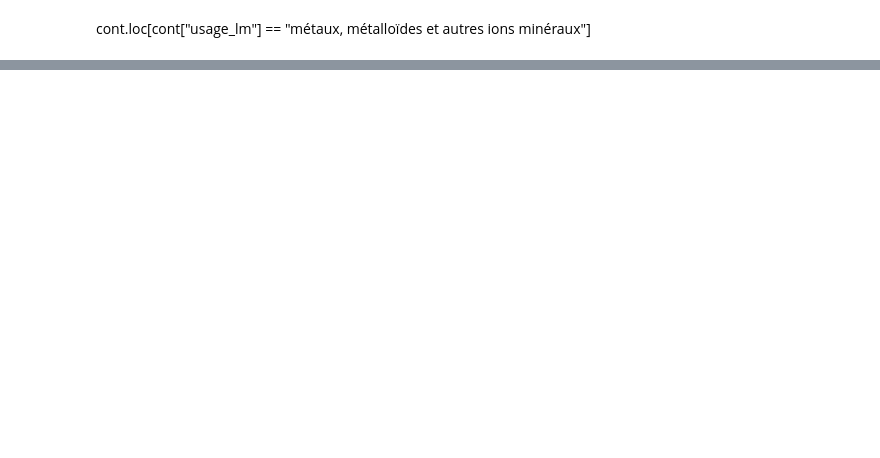
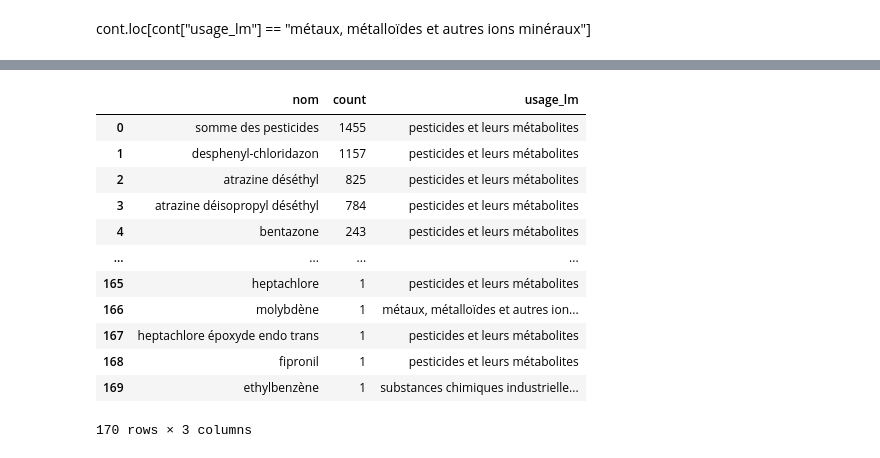
Before and after one commit to Pollybs/groundwater_pollution_france, a Jupyter notebook: data-analysis.ipynb, the cells around one changed output, grey strips where cells are left out. Saved outputs shown, nothing was run; the diff lists cells and outputs as text; code cells hidden in the pictures; blank space fills up the shorter version.

```diff
--- a/data-analysis.ipynb
+++ b/data-analysis.ipynb
@@ -95,0 +286,36 @@ cont.loc[cont["usage_lm"] == "métaux, métalloïdes et autres ions minéraux"]
+# %%
+# Flatten the data to create a list of all parameters
+all_params = result.filter(like='param_').values.flatten()
+# Remove None and NaN from the list to ensure clean data for counting
+all_params = all_params[pd.notna(all_params)]
+
+# Print some of the flattened data to verify
+print("Sample of flattened data:", all_params[:10])
+
+# Count occurrences of each unique parameter
+param_counts = pd.Series(all_params).value_counts().reset_index()
+param_counts.columns = ['nom', 'count']
+
+# Print counts to verify
+print("\nCounts of unique parameters:")
+print(param_counts.head())
+
+# Apply the usage_lm mapping
+param_counts['usage_lm'] = param_counts['nom'].map(usage_lm_dict)
+
+# Print DataFrame after applying the mapping
+print("\nDataFrame after applying 'usage_lm' mapping:")
+print(param_counts.head())
+
+# Clean up DataFrame by dropping any rows with NaN in 'nom'
+param_counts.dropna(subset=['nom'], inplace=True)
+
+# Final DataFrame to display
+print("\nFinal DataFrame with counts and category mappings:")
+print(param_counts)
+
+# Check if DataFrame is still empty
+if param_counts.empty:
+    print("No data to display after processing.")
+else:
+    print("Data processing successful.")
@@ -95,0 +340,16 @@ cont.loc[cont["usage_lm"] == "métaux, métalloïdes et autres ions minéraux"]
+# %%
+param_counts
+# %% [output]
+|  | nom | count | usage_lm |
+| 0 | somme des pesticides | 1455 | pesticides et leurs métabolites |
+| 1 | desphenyl-chloridazon | 1157 | pesticides et leurs métabolites |
+| 2 | atrazine déséthyl | 825 | pesticides et leurs métabolites |
+| 3 | atrazine déisopropyl déséthyl | 784 | pesticides et leurs métabolites |
+| 4 | bentazone | 243 | pesticides et leurs métabolites |
+| ... | ... | ... | ... |
+| 165 | heptachlore | 1 | pesticides et leurs métabolites |
+| 166 | molybdène | 1 | métaux, métalloïdes et autres ion... |
+| 167 | heptachlore époxyde endo trans | 1 | pesticides et leurs métabolites |
+| 168 | fipronil | 1 | pesticides et leurs métabolites |
+| 169 | ethylbenzène | 1 | substances chimiques industrielle... |
+170 rows × 3 columns
```
Also changed, not shown: parts of 17 cells of this notebook, 11 other files.
